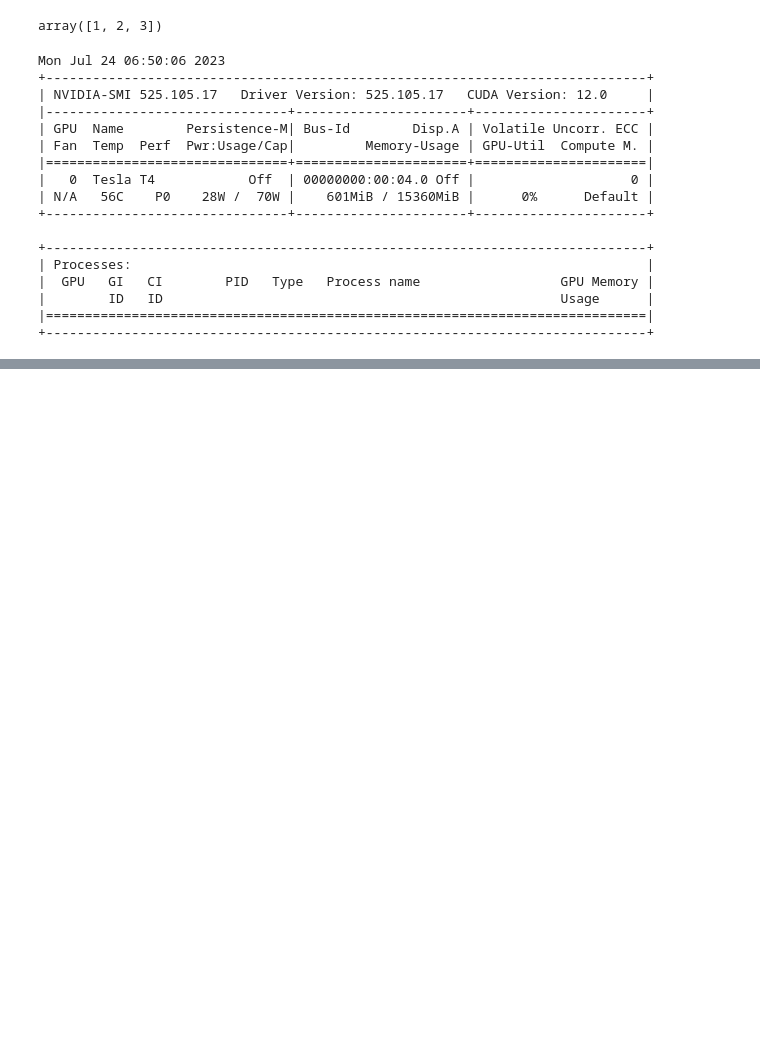
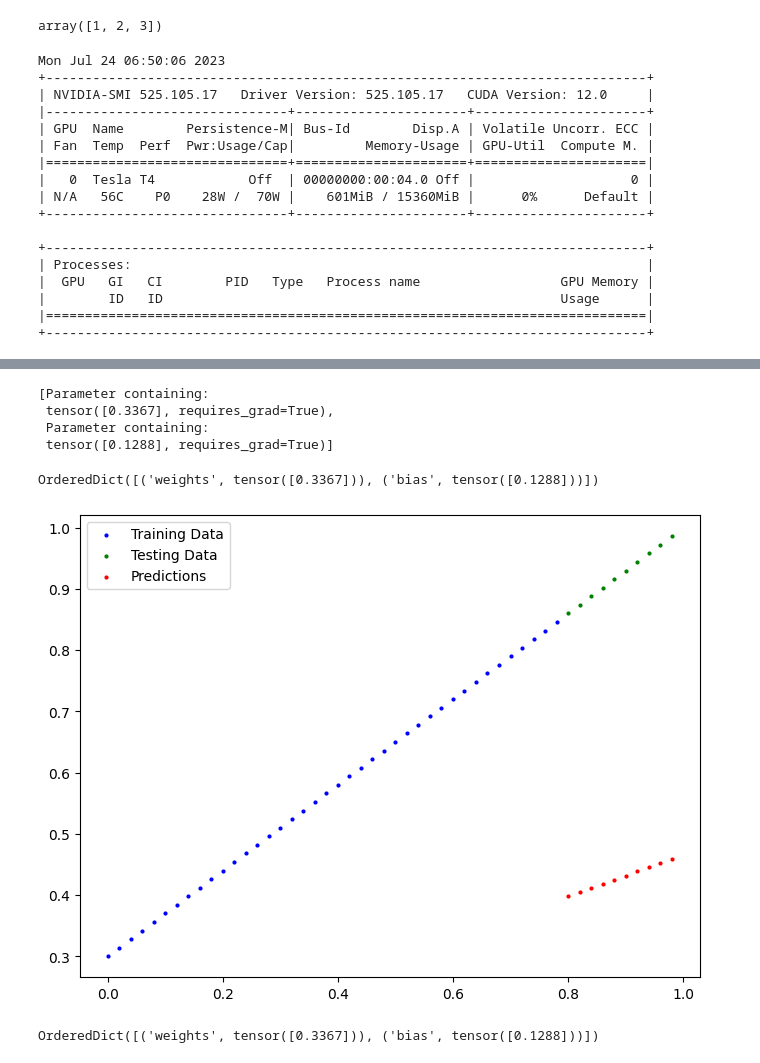
Before and after one commit to dilshvn/fcc-pytorch-for-DL, a Jupyter notebook: PT_fcc.ipynb, the cells around one changed output, grey strips where cells are left out. Saved outputs shown, nothing was run; the diff lists cells and outputs as text; code cells hidden in the pictures; blank space fills up the shorter version.

```diff
--- a/PT_fcc.ipynb
+++ b/PT_fcc.ipynb
@@ -718,0 +785,9 @@ Mon Jul 24 06:50:06 2023
+# %%
+class LinearRegModel(nn.Module):
+  def __init__(self):
+    super().__init__()
+    self.weights = nn.Parameter(torch.randn(1, requires_grad=True, dtype=torch.float))
+    self.bias = nn.Parameter(torch.randn(1, requires_grad=True, dtype=torch.float))
+
+  def forward(self, x:torch.Tensor) -> torch.Tensor:
+    return self.weights*x + self.bias
@@ -718,0 +798,13 @@ Mon Jul 24 06:50:06 2023
+# %%
+model = LinearRegModel()
+# %%
+list(model.parameters())
+# %% [output]
+[Parameter containing:
+ tensor([0.3367], requires_grad=True),
+ Parameter containing:
+ tensor([0.1288], requires_grad=True)]
+# %%
+model.state_dict()
+# %% [output]
+OrderedDict([('weights', tensor([0.3367])), ('bias', tensor([0.1288]))])
@@ -718,0 +814,10 @@ Mon Jul 24 06:50:06 2023
+# %%
+y_pred = model(X_test)
+# %%
+plot_predictions(predictions=y_pred.detach().numpy())
+# %% [output]
+[figure, added]
+# %%
+model.state_dict()
+# %% [output]
+OrderedDict([('weights', tensor([0.3367])), ('bias', tensor([0.1288]))])
```
Also changed, not shown: parts of 13 cells of this notebook.
